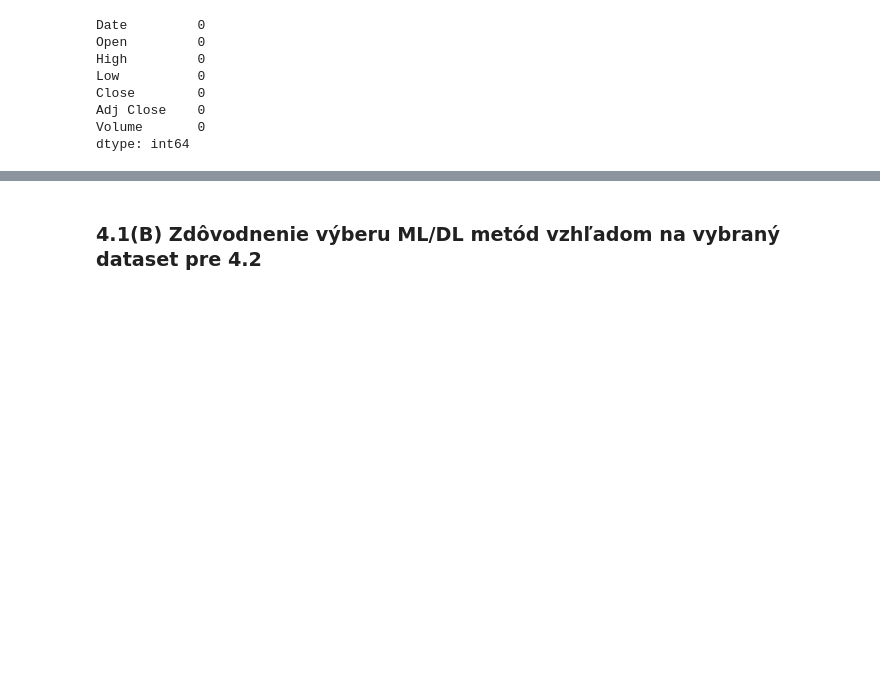
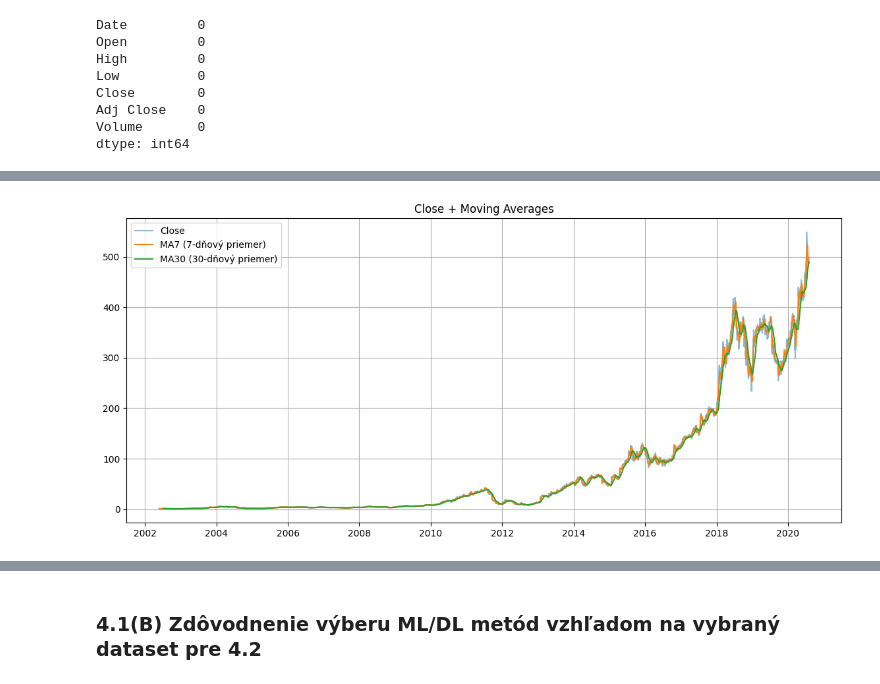
Before and after one commit to nikolasknapik/IAU_project, a Jupyter notebook: QUEST/quest.ipynb, the cells around one changed output, grey strips where cells are left out. Cells and saved outputs as stored; diff of their text form; code cells hidden in the pictures; blank space fills up the shorter version.

```diff
--- a/QUEST/quest.ipynb
+++ b/QUEST/quest.ipynb
@@ -103,0 +159,14 @@ sns.heatmap(df.corr(), annot=True, cmap="coolwarm")
+# %%
+df["MA7"] = df["Close"].rolling(window=7).mean()
+df["MA30"] = df["Close"].rolling(window=30).mean()
+
+plt.figure(figsize=(14,6))
+plt.plot(df["Date"], df["Close"], label="Close", alpha=0.5)
+plt.plot(df["Date"], df["MA7"], label="MA7 (7-dňový priemer)")
+plt.plot(df["Date"], df["MA30"], label="MA30 (30-dňový priemer)")
+plt.title("Close + Moving Averages")
+plt.legend()
+plt.grid(True)
+plt.show()
+# %% [output]
+[figure, added]
```
Also changed, not shown: parts of 22 cells of this notebook, 2 other files.
